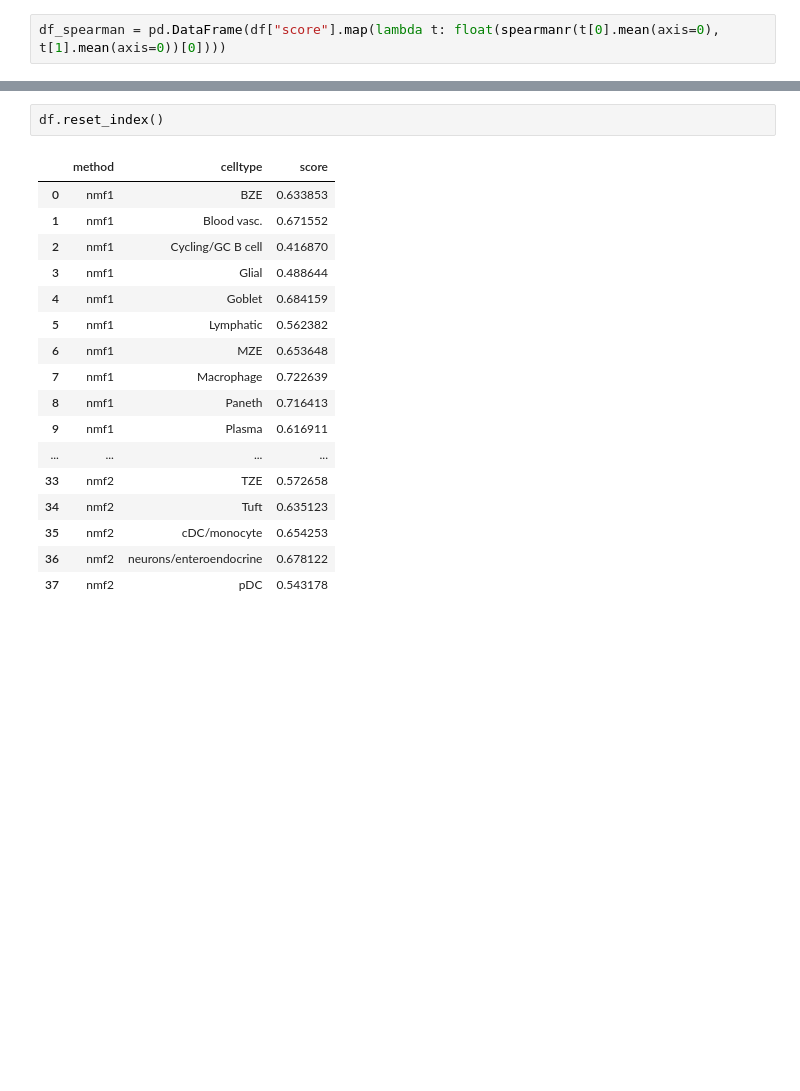
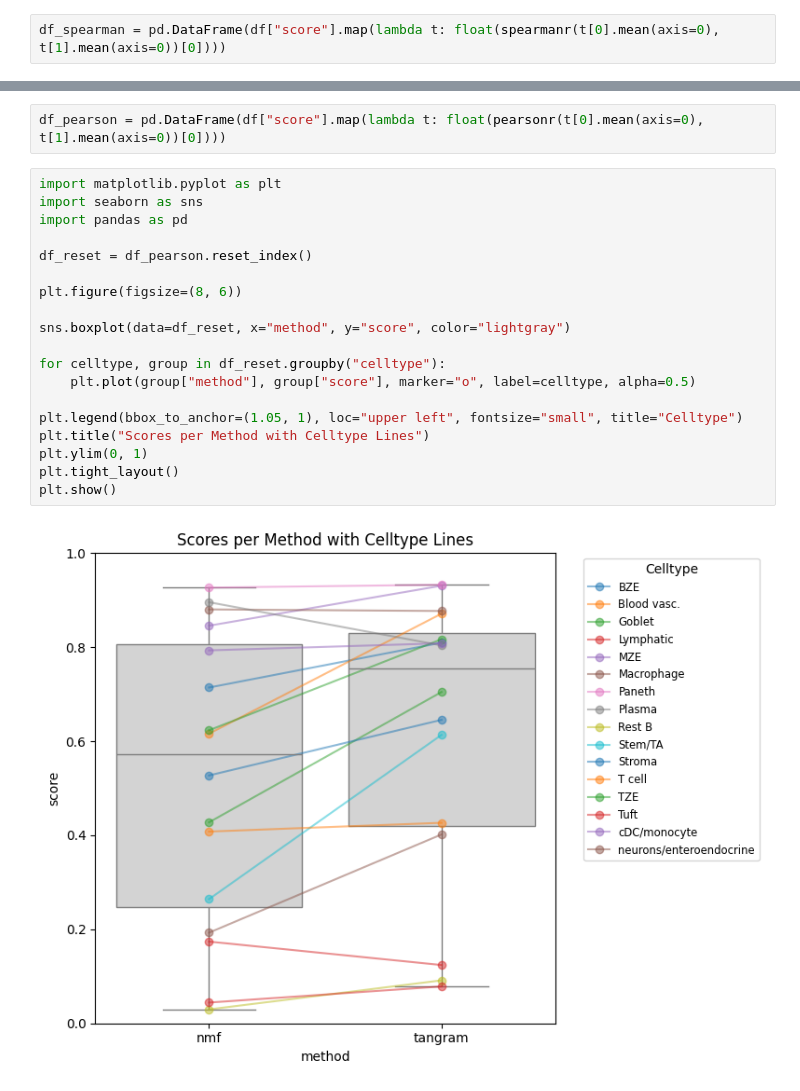
Before and after one commit to egerc/spatial_transcript_inference, a Jupyter notebook: benchmarking_refactor.ipynb, the cells around one changed output, grey strips where cells are left out. Saved outputs shown, nothing was run; the diff lists cells and outputs as text; blank space fills up the shorter version.

```diff
--- a/benchmarking_refactor.ipynb
+++ b/benchmarking_refactor.ipynb
@@ -291,20 +250,23 @@ def group_by_common_obs(
-# %%
-df.reset_index()
-# %% [output]
-|  | method | celltype | score |
-| 0 | nmf1 | BZE | 0.633853 |
-| 1 | nmf1 | Blood vasc. | 0.671552 |
-| 2 | nmf1 | Cycling/GC B cell | 0.416870 |
-| 3 | nmf1 | Glial | 0.488644 |
-| 4 | nmf1 | Goblet | 0.684159 |
-| 5 | nmf1 | Lymphatic | 0.562382 |
-| 6 | nmf1 | MZE | 0.653648 |
-| 7 | nmf1 | Macrophage | 0.722639 |
-| 8 | nmf1 | Paneth | 0.716413 |
-| 9 | nmf1 | Plasma | 0.616911 |
-| ... | ... | ... | ... |
-| 33 | nmf2 | TZE | 0.572658 |
-| 34 | nmf2 | Tuft | 0.635123 |
-| 35 | nmf2 | cDC/monocyte | 0.654253 |
-| 36 | nmf2 | neurons/enteroendocrine | 0.678122 |
-| 37 | nmf2 | pDC | 0.543178 |
+# %%
+df_pearson = pd.DataFrame(df["score"].map(lambda t: float(pearsonr(t[0].mean(axis=0), t[1].mean(axis=0))[0])))
+# %%
+import matplotlib.pyplot as plt
+import seaborn as sns
+import pandas as pd
+
+df_reset = df_pearson.reset_index()
+
+plt.figure(figsize=(8, 6))
+
+sns.boxplot(data=df_reset, x="method", y="score", color="lightgray")
+
+for celltype, group in df_reset.groupby("celltype"):
+    plt.plot(group["method"], group["score"], marker="o", label=celltype, alpha=0.5)
+
+plt.legend(bbox_to_anchor=(1.05, 1), loc="upper left", fontsize="small", title="Celltype")
+plt.title("Scores per Method with Celltype Lines")
+plt.ylim(0, 1)
+plt.tight_layout()
+plt.show()
+# %% [output]
+[figure, added]
```
Also changed, not shown: parts of 13 cells of this notebook.
